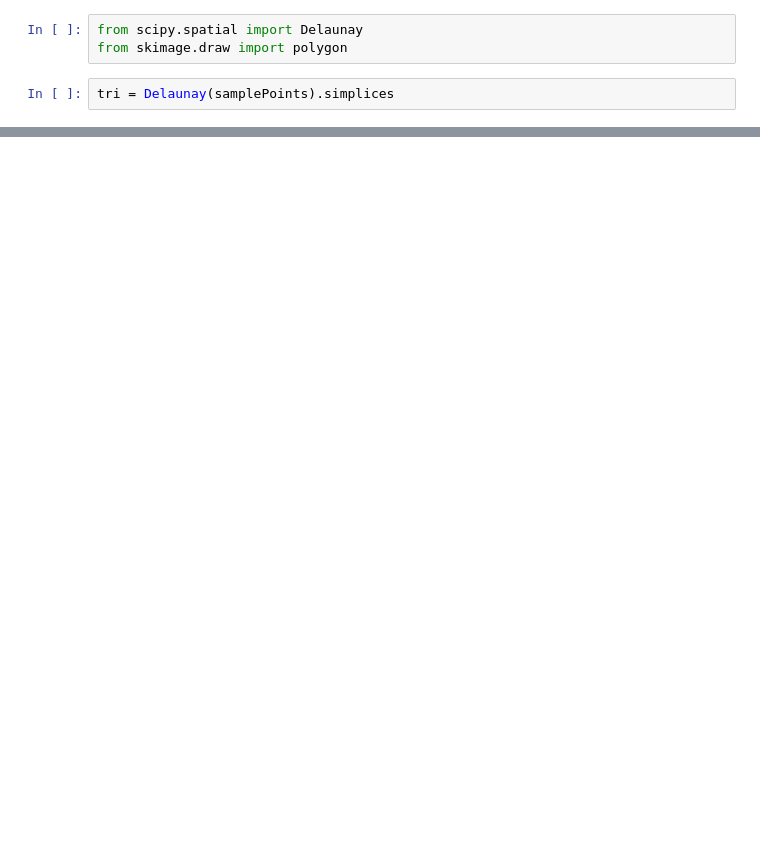
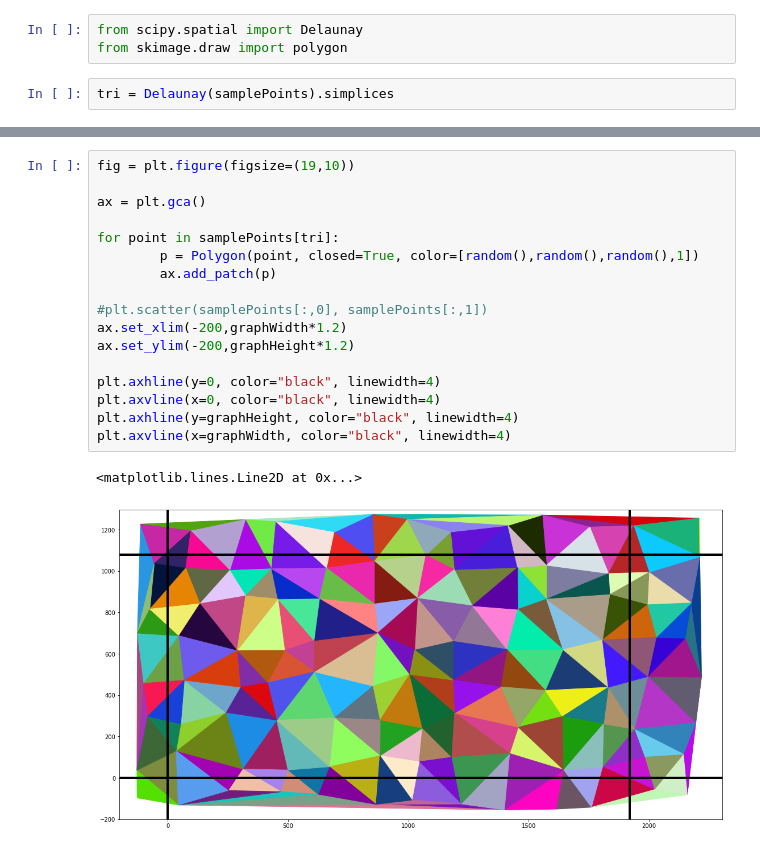
Before and after one commit to mitch-karch/tri, a Jupyter notebook: Explanation.ipynb, the cells around one changed output, grey strips where cells are left out. Drawn from its saved outputs; the diff is of its cells as text; blank space fills up the shorter version.

Commit message:
Reached random color polygons

```diff
--- a/Explanation.ipynb
+++ b/Explanation.ipynb
@@ -97,0 +82,20 @@ plt.axvline(x=graphWidth, color="black", linewidth=4)
+# %%
+fig = plt.figure(figsize=(19,10))
+
+ax = plt.gca()
+
+for point in samplePoints[tri]:
+        p = Polygon(point, closed=True, color=[random(),random(),random(),1])
+        ax.add_patch(p)
+
+#plt.scatter(samplePoints[:,0], samplePoints[:,1])
+ax.set_xlim(-200,graphWidth*1.2)
+ax.set_ylim(-200,graphHeight*1.2)
+
+plt.axhline(y=0, color="black", linewidth=4)
+plt.axvline(x=0, color="black", linewidth=4)
+plt.axhline(y=graphHeight, color="black", linewidth=4)
+plt.axvline(x=graphWidth, color="black", linewidth=4)
+# %% [output]
+<matplotlib.lines.Line2D at 0x...>
+[figure, added]
```
Also changed, not shown: parts of 16 cells of this notebook.
